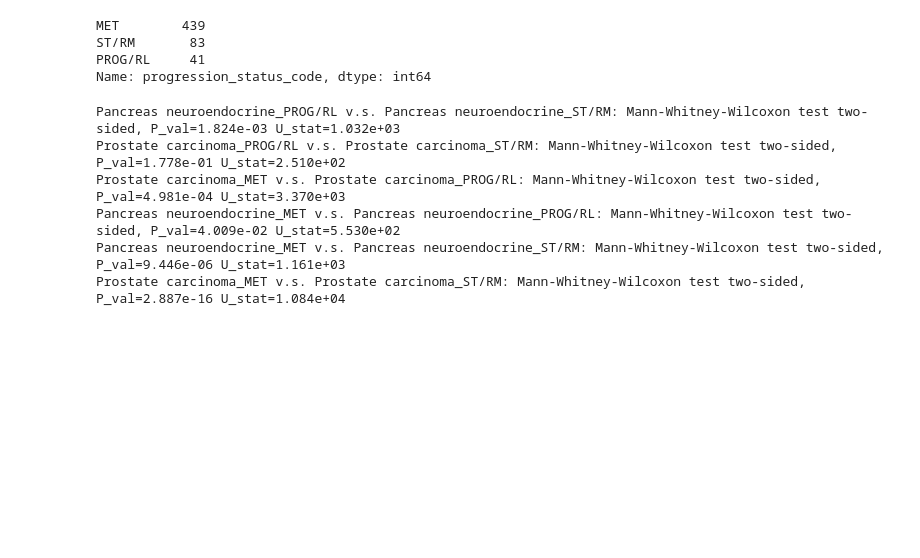
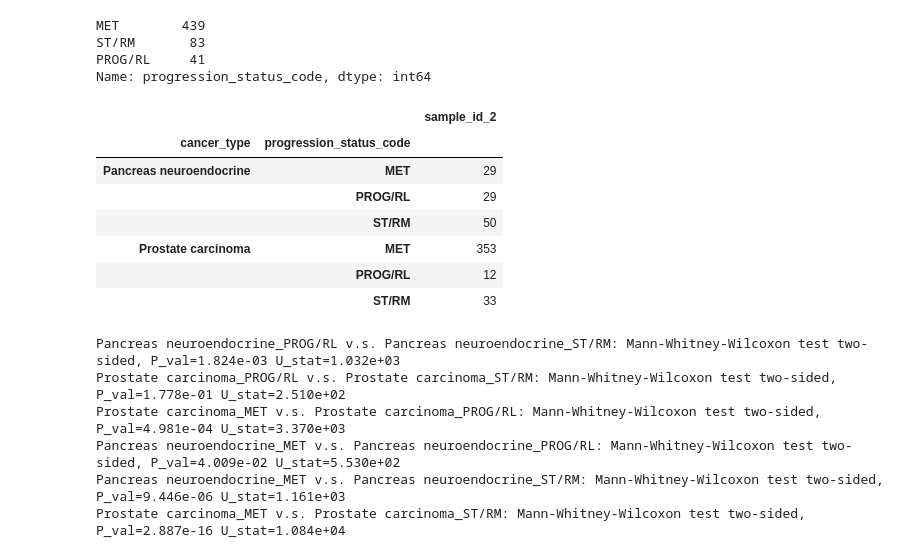
Before and after one commit to UMCUGenetics/primary-met-wgs-comparison, a Jupyter notebook: SBS1_mutrate/code/SBS1_mutation_rate.ipynb, the cells around one changed output. Cells and saved outputs as stored; diff of their text form; code cells hidden in the pictures; blank space fills up the shorter version.

Commit message:
minor ad for boxplots sample size

```diff
--- a/SBS1_mutrate/code/SBS1_mutation_rate.ipynb
+++ b/SBS1_mutrate/code/SBS1_mutation_rate.ipynb
@@ -1095,6 +1116,17 @@ Name: progression_status_code, dtype: int64
 # %%
 df_data_s = df_data.merge(df_meta[(df_meta["progression_status_code"].isin(["ST/RM","PROG/RL","MET"]))&(df_meta["cancer_type_code"].isin(["PRAD","PANET"]))][["sample_id","progression_status_code"]])
 df_data_s["SBS1_age_adj"] = df_data_s["sbs1_count"] / df_data_s["age"]
+# %%
+df_data_s.groupby(["cancer_type","progression_status_code"]).agg({"sample_id_2":"count"})
+# %% [output]
+|  |  | sample_id_2 |
+| cancer_type | progression_status_code |  |
+| Pancreas neuroendocrine | MET | 29 |
+|  | PROG/RL | 29 |
+|  | ST/RM | 50 |
+| Prostate carcinoma | MET | 353 |
+|  | PROG/RL | 12 |
+|  | ST/RM | 33 |
 # %%
 fig,ax=plt.subplots(figsize=(5,5))
 order=['Prostate carcinoma','Pancreas neuroendocrine']
```
Also changed, not shown: parts of 7 cells of this notebook, 1 other file.
